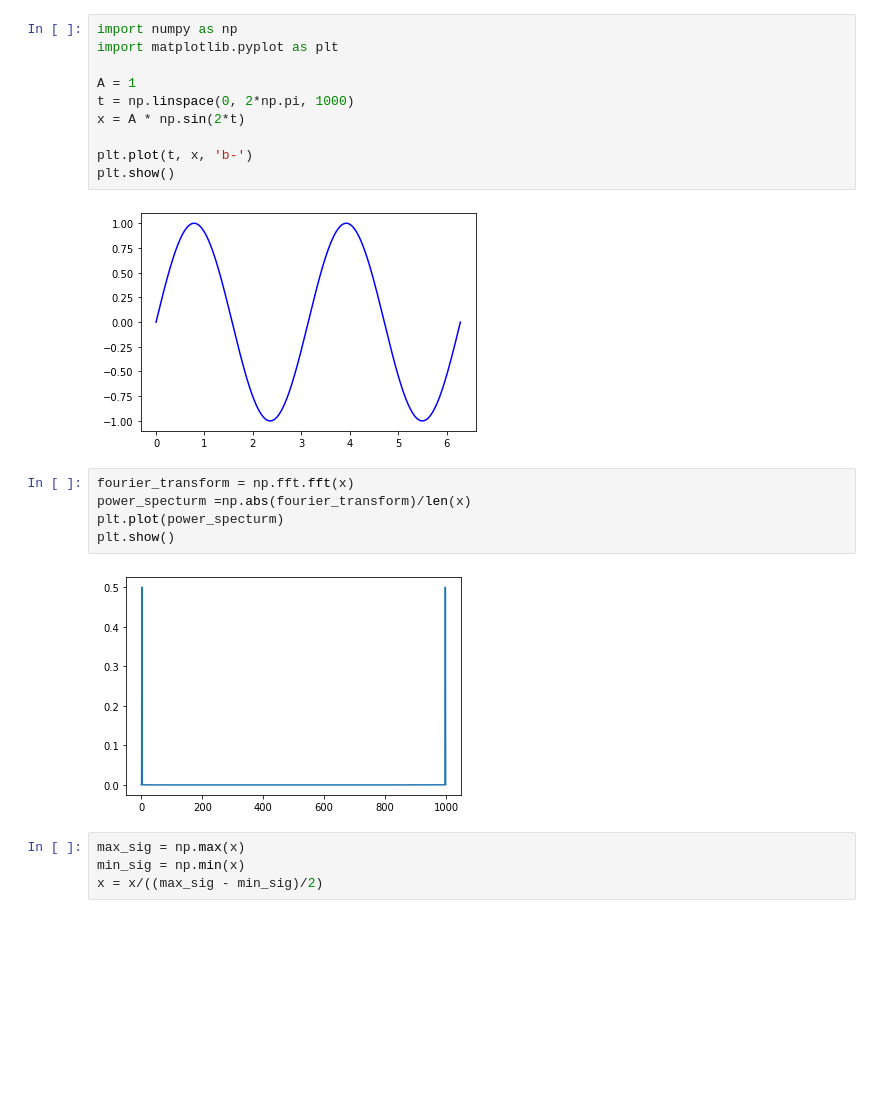
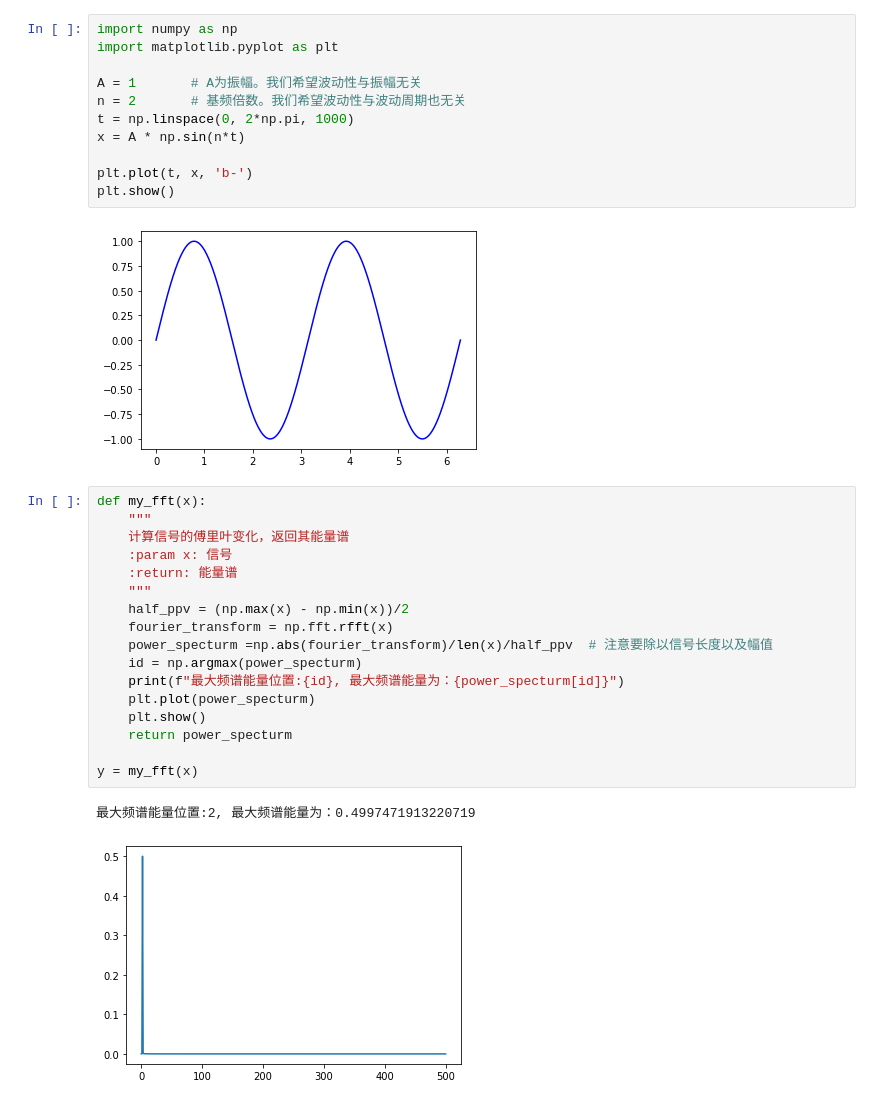
Before and after one commit to zhongcheng0519/algorithm-fundamental, a Jupyter notebook: fourier1d.ipynb, the cells around one changed output. Saved outputs shown, nothing was run; the diff lists cells and outputs as text; blank space fills up the shorter version.

```diff
--- a/fourier1d.ipynb
+++ b/fourier1d.ipynb
@@ -4,22 +8,32 @@
 import numpy as np
 import matplotlib.pyplot as plt
 
-A = 1
+A = 1       # A为振幅。我们希望波动性与振幅无关
+n = 2       # 基频倍数。我们希望波动性与波动周期也无关
 t = np.linspace(0, 2*np.pi, 1000)
-x = A * np.sin(2*t)
+x = A * np.sin(n*t)
 
 plt.plot(t, x, 'b-')
 plt.show()
 # %% [output]
 [figure]
-# %%
-fourier_transform = np.fft.fft(x)
-power_specturm =np.abs(fourier_transform)/len(x)
-plt.plot(power_specturm)
-plt.show()
-# %% [output]
-[figure, removed]
-# %%
-max_sig = np.max(x)
-min_sig = np.min(x)
-x = x/((max_sig - min_sig)/2)
+# %%
+def my_fft(x):
+    """
+    计算信号的傅里叶变化，返回其能量谱
+    :param x: 信号
+    :return: 能量谱
+    """
+    half_ppv = (np.max(x) - np.min(x))/2
+    fourier_transform = np.fft.rfft(x)
+    power_specturm =np.abs(fourier_transform)/len(x)/half_ppv  # 注意要除以信号长度以及幅值
+    id = np.argmax(power_specturm)
+    print(f"最大频谱能量位置:{id}, 最大频谱能量为：{power_specturm[id]}")
+    plt.plot(power_specturm)
+    plt.show()
+    return power_specturm
+
+y = my_fft(x)
+# %% [output]
+最大频谱能量位置:2, 最大频谱能量为：0.4997471913220719
+[figure, added]
```
Also changed, not shown: parts of 8 cells of this notebook.
